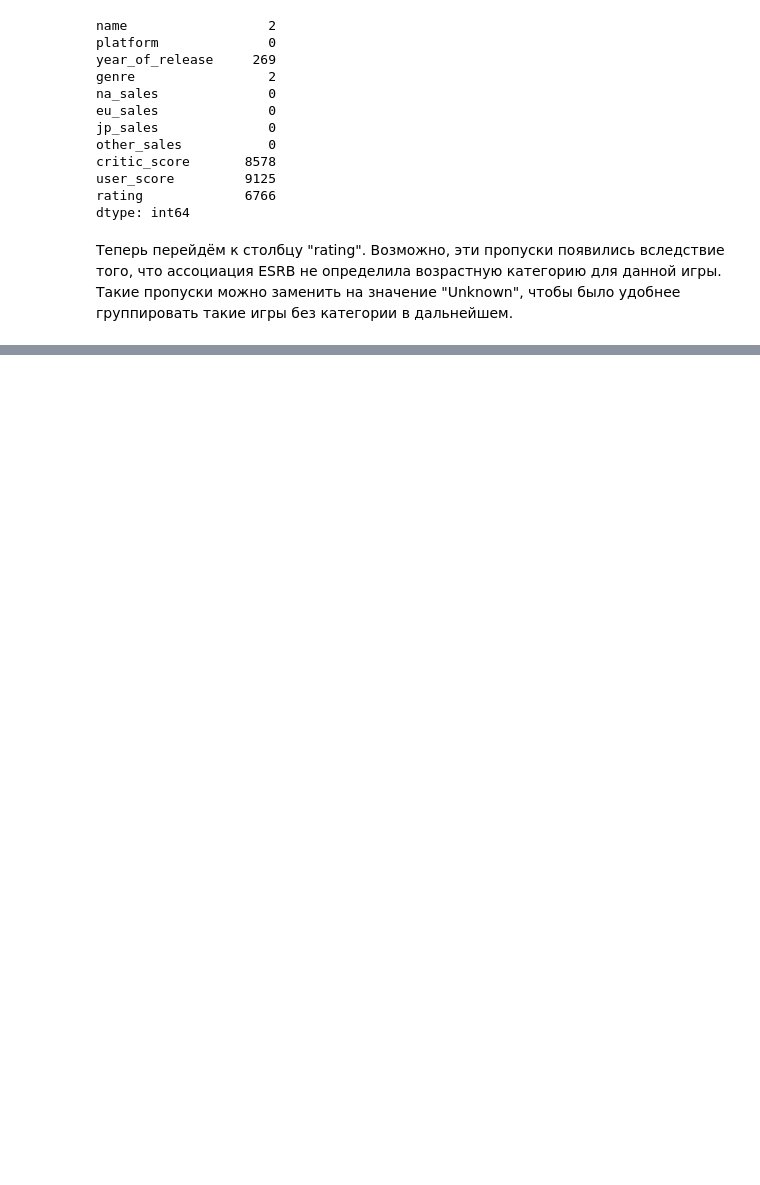
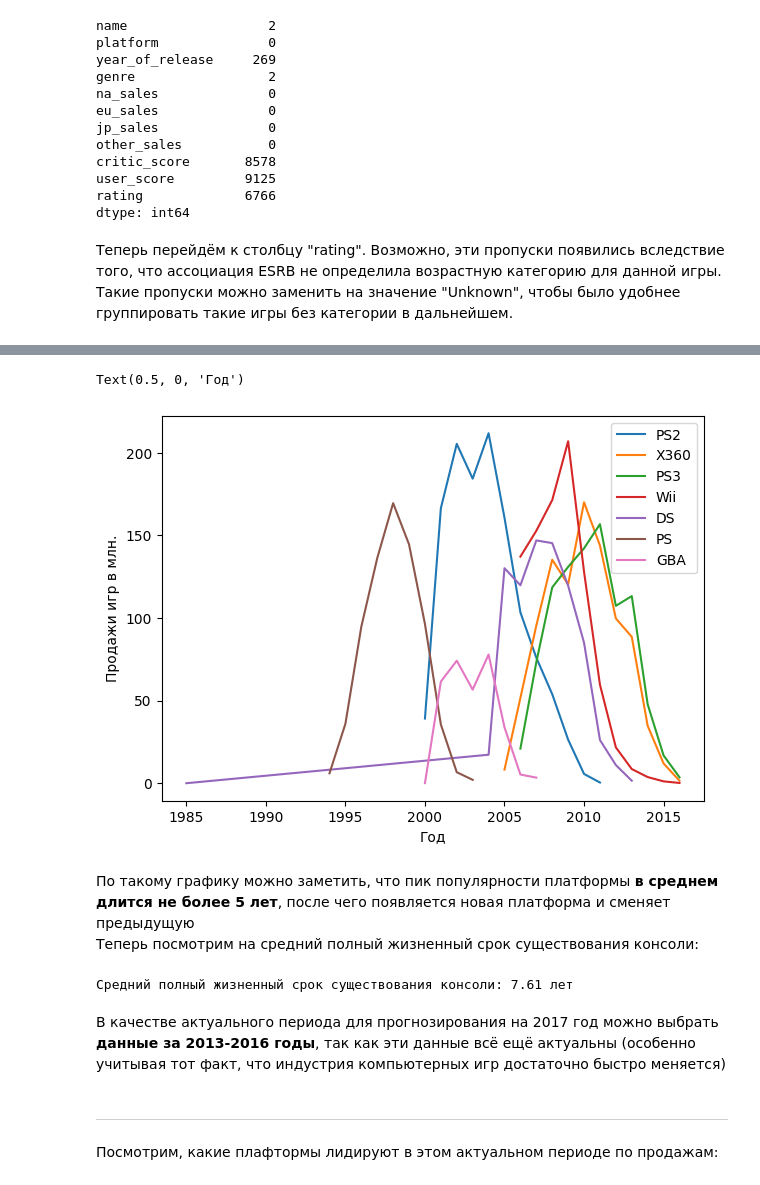
Before and after one commit to Bic0sAbric0s/Analytics, a Jupyter notebook: game_research.ipynb, the cells around one changed output, grey strips where cells are left out. Cells and saved outputs as stored; diff of their text form; code cells hidden in the pictures; blank space fills up the shorter version.

```diff
--- a/game_research.ipynb
+++ b/game_research.ipynb
@@ -196,0 +192,25 @@ data['total_sales'] = data['na_sales'] + data['eu_sales'] + data['jp_sales'] + d
+# %%
+platforms = data.groupby('platform')['total_sales'].sum().sort_values(ascending=False).index[:7]
+# %%
+for plaform in platforms:
+    data[data['platform']==plaform].groupby('year_of_release')['total_sales'].sum().plot(figsize=(7,5))
+plt.legend(platforms)
+plt.ylabel('Продажи игр в млн.')
+plt.xlabel('Год')
+# %% [output]
+Text(0.5, 0, 'Год')
+[figure, added]
+# %% [markdown]
+По такому графику можно заметить, что пик популярности платформы **в среднем длится не более 5 лет**, после чего появляется новая платформа и сменяет предыдущую <br>
+Теперь посмотрим на средний полный жизненный срок существования консоли:
+# %%
+platform = data.groupby('platform')['year_of_release'].agg(['min', 'max'])
+print(f"Средний полный жизненный срок существования консоли: {'%.2f'%(platform['max']-platform['min']).mean()} лет")
+# %% [output]
+Средний полный жизненный срок существования консоли: 7.61 лет
+# %% [markdown]
+В качестве актуального периода для прогнозирования на 2017 год можно выбрать **данные за 2013-2016 годы**, так как эти данные всё ещё актуальны (особенно учитывая тот факт, что индустрия компьютерных игр достаточно быстро меняется)
+# %% [markdown]
+-----------------------------------------------------------------------------------------------------------
+# %% [markdown]
+Посмотрим, какие плафтормы лидируют в этом актуальном периоде по продажам:
```
Also changed, not shown: parts of 85 cells of this notebook.
